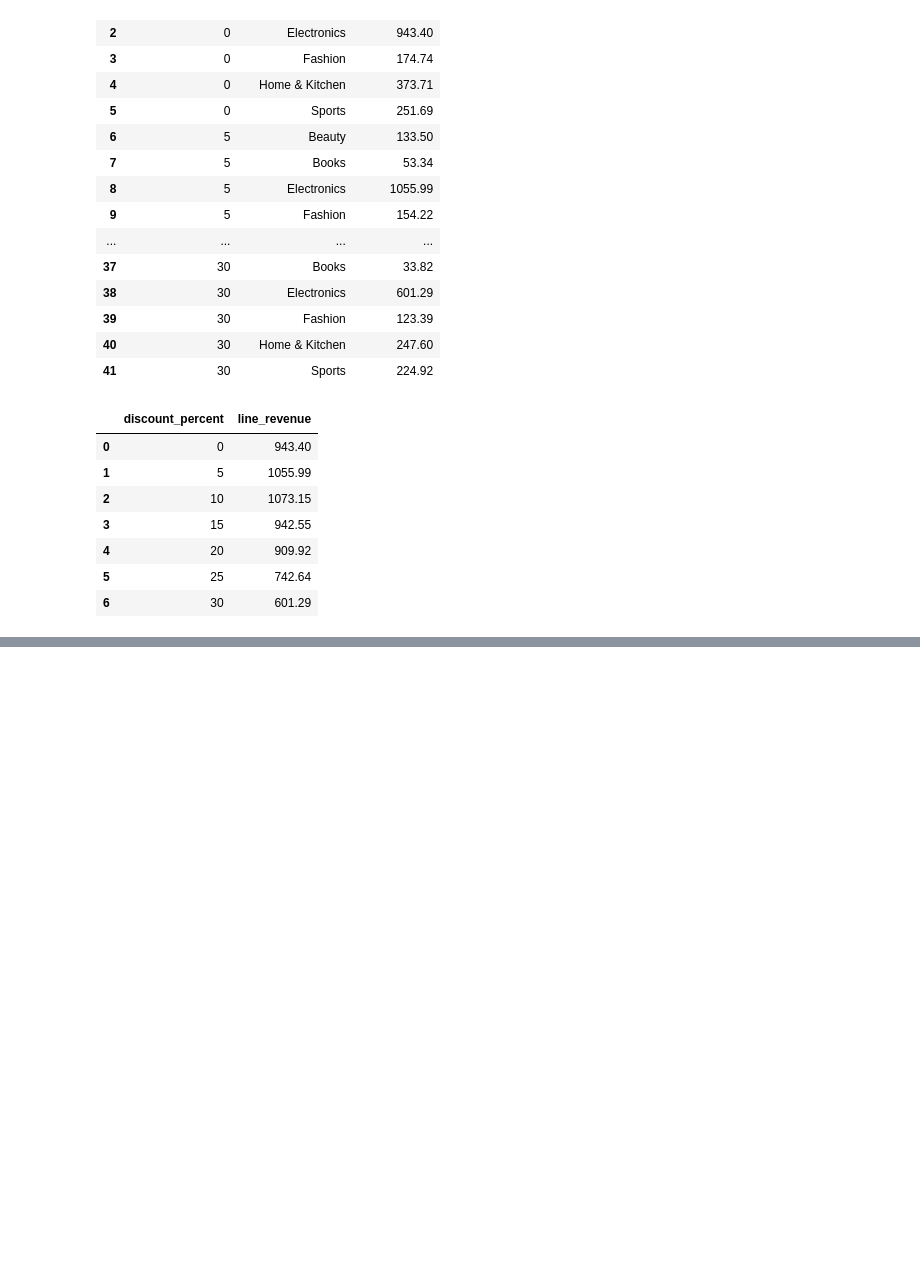
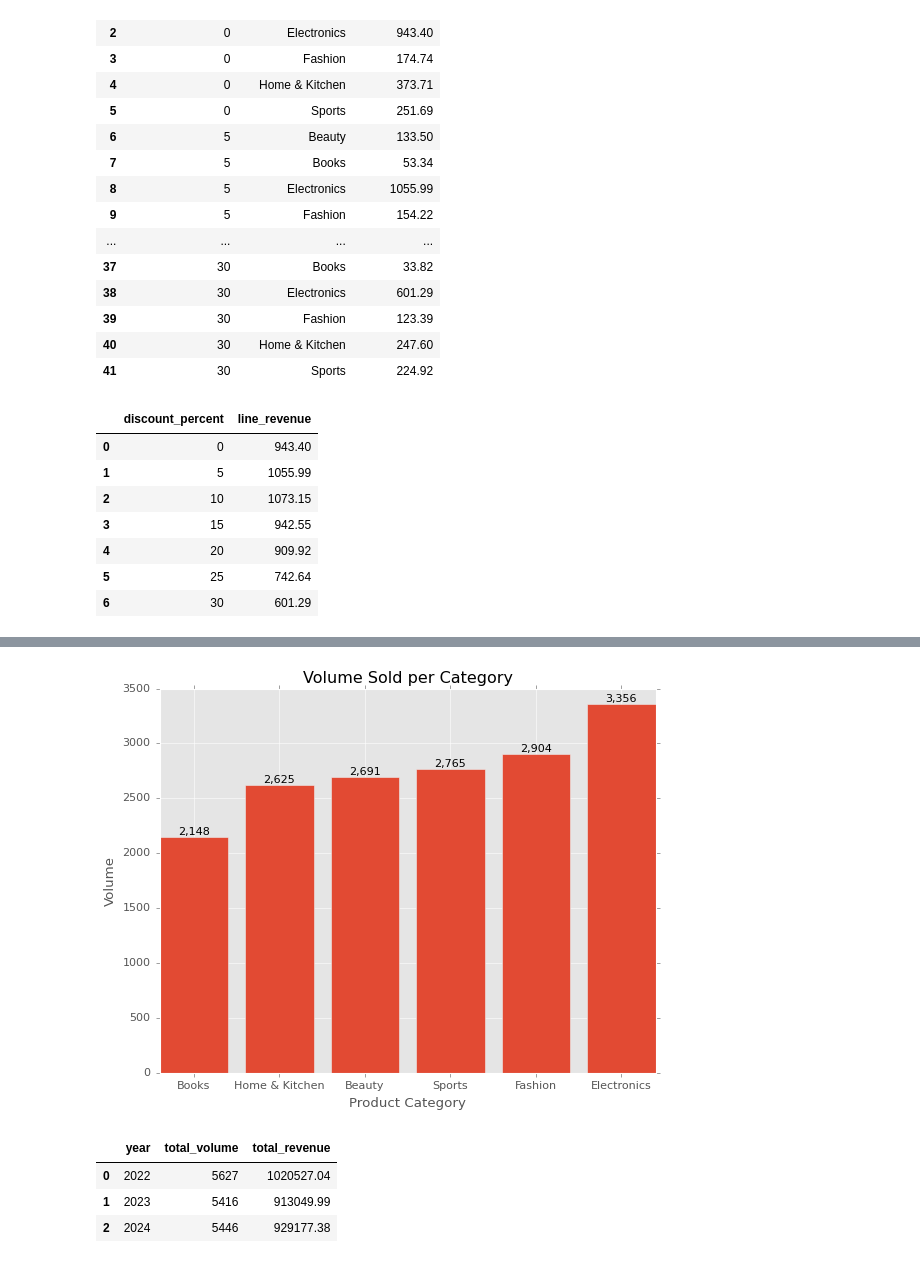
Before and after one commit to carloshurtadop9/Ecommerce-Project, a Jupyter notebook: Untitled-1.ipynb, the cells around one changed output, grey strips where cells are left out. Cells and saved outputs as stored; diff of their text form; code cells hidden in the pictures; blank space fills up the shorter version.

```diff
--- a/Untitled-1.ipynb
+++ b/Untitled-1.ipynb
@@ -238,11 +240,11 @@ discount_vs_total.head(7)
 # %%
 # Viz: Discount percent vs Total revenue
 plt.figure(figsize=(8,5))
-plt.bar(discount_vs_total['discount_percent'], discount_vs_total['line_revenue'])
+plt.bar(discount_vs_total['discount_percent'], discount_vs_total['total_revenue'])
 plt.title('Discount Percent vs Total Revenue')
 plt.xlabel('Discount (%)')
 plt.ylabel('Revenue (USD)')
-for i, v in zip(discount_vs_total['discount_percent'], discount_vs_total['line_revenue']):
+for i, v in zip(discount_vs_total['discount_percent'], discount_vs_total['total_revenue']):
     plt.text(i,v +5000, f'{v:,.0f}', ha='center', va='bottom')
 ;
 # %% [output]
@@ -269,11 +273,11 @@ discount_vs_average.head(7)
 | 6 | 30 | 266.89 |
 # %%
 plt.figure(figsize=(8,5))
-plt.bar(discount_vs_average['discount_percent'], discount_vs_average['line_revenue'])
+plt.bar(discount_vs_average['discount_percent'], discount_vs_average['avg_revenue'])
 plt.title('Discount Percent vs Average Revenue')
 plt.xlabel('Discount (%)')
 plt.ylabel('Revenue (USD)')
-for i, v in zip(discount_vs_average['discount_percent'], discount_vs_average['line_revenue']):
+for i, v in zip(discount_vs_average['discount_percent'], discount_vs_average['avg_revenue']):
     plt.text(i,v + .5, f'{v:,.0f}', ha='center', va='bottom');
 # %% [output]
 [figure]
@@ -341,0 +395,7 @@ Home & Kitchen
+# %%
+#calculate quantity per category
+total_by_category = order_items.groupby('product_category')[['quantity_sold', 'line_revenue']].sum().reset_index().sort_values('quantity_sold', ascending=True)
+
+total_by_category.rename(columns={'quantity_sold': 'total_volume', 'line_revenue':'total_revenue'}, inplace=True)
+
+total_by_category.head(8)
@@ -341,0 +410,25 @@ Home & Kitchen
+# %%
+plt.Figure(figsize=(8,5))
+plt.bar(total_by_category['product_category'], total_by_category['total_volume'])
+plt.style.use('ggplot')
+plt.title('Volume Sold per Category')
+plt.xlabel('Product Category')
+plt.ylabel('Volume')
+for i, v in enumerate(total_by_category['total_volume']):
+    plt.text(i, v, f'{v:,.0f}', ha='center', va='bottom')
+# %% [output]
+[figure, added]
+# %%
+# calculate total volume and revenue per year
+total_per_year = order_items.groupby(['year'])[['quantity_sold', 'line_revenue']].sum().reset_index().sort_values('year', ascending=True)
+
+total_per_year.rename(columns={'quantity_sold': 'total_volume', 'line_revenue':'total_revenue'}, inplace=True)
+
+total_per_year['year'] = total_per_year['year'].astype(str)
+
+total_per_year.head()
+# %% [output]
+|  | year | total_volume | total_revenue |
+| 0 | 2022 | 5627 | 1020527.04 |
+| 1 | 2023 | 5416 | 913049.99 |
+| 2 | 2024 | 5446 | 929177.38 |
```
Also changed, not shown: parts of 12 cells of this notebook.
